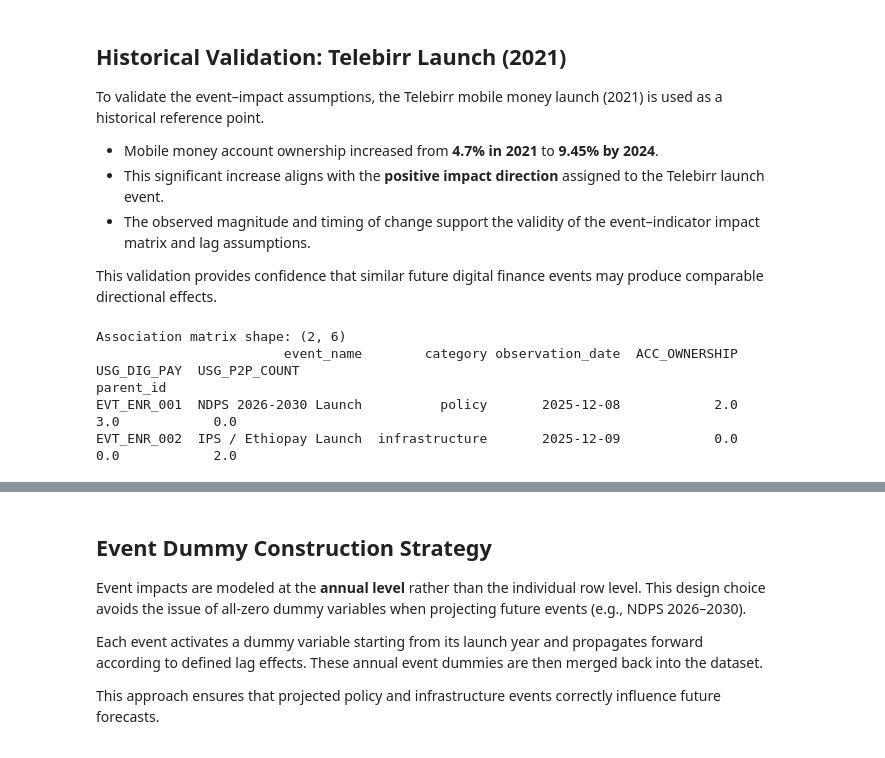
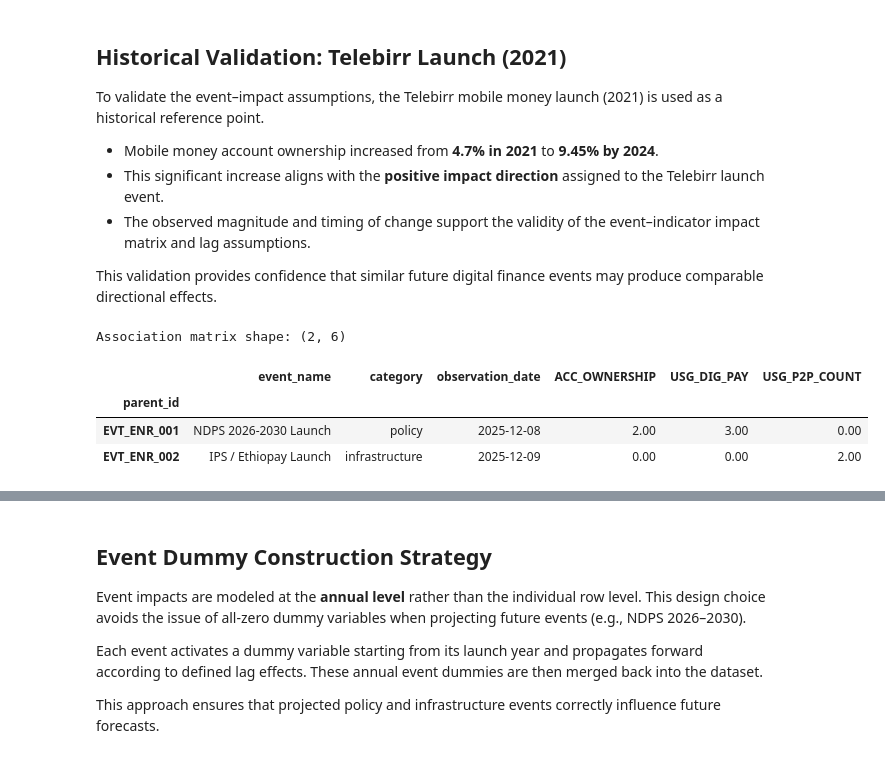
Before and after one commit to bekonad/ethiopia-financial-inclusion-forecast, a Jupyter notebook: notebooks/task3_impact_modeling.ipynb, the cells around one changed output, grey strips where cells are left out. Saved outputs shown, nothing was run; the diff lists cells and outputs as text; code cells hidden in the pictures.

```diff
--- a/notebooks/task3_impact_modeling.ipynb
+++ b/notebooks/task3_impact_modeling.ipynb
@@ -155,35 +153,34 @@ To validate the event–impact assumptions, the Telebirr mobile money launch
 This validation provides confidence that similar future digital finance
 events may produce comparable directional effects.
 # %%
-# =========================
-# Cell 6 – Build Association Matrix
-# =========================
+# Cell 5 – Build Association Matrix
 def build_association_matrix(impacts_df, events_df, value_col='impact_score'):
     matrix = impacts_df.pivot_table(
         index='parent_id',
         columns='related_indicator',
         values=value_col,
         aggfunc='max',
-        fill_value=0
+        fill_value=0.0
     )
 
-    event_info = events_df.set_index('record_id')[['indicator','category','observation_date']].rename(
-        columns={'indicator':'event_name'}
+    event_meta = events_df.set_index('record_id')[['category', 'observation_date', 'indicator']].rename(
+        columns={'indicator': 'event_name'}
     )
-    matrix = matrix.join(event_info, how='left')
+    matrix = matrix.join(event_meta, how='left')
 
-    cols = ['event_name','category','observation_date'] + [c for c in matrix.columns if c not in ['event_name','category','observation_date']]
-    matrix = matrix[cols]
+    meta_cols = ['event_name', 'category', 'observation_date']
+    matrix = matrix[meta_cols + [c for c in matrix.columns if c not in meta_cols]]
 
-    print("Association matrix shape:", matrix.shape)
+    print(f"Association matrix shape: {matrix.shape}")
     return matrix
 
-assoc_matrix = build_association_matrix(impacts, events)
-print(assoc_matrix.head(10).to_string())
+
+assoc_matrix = build_association_matrix(impacts_df, events_df)
+display(assoc_matrix.head(10))
 # %% [output]
 Association matrix shape: (2, 6)
-                        event_name        category observation_date  ACC_OWNERSHIP  USG_DIG_PAY  USG_P2P_COUNT
-parent_id
-EVT_ENR_001  NDPS 2026-2030 Launch          policy       2025-12-08            2.0          3.0            0.0
-EVT_ENR_002  IPS / Ethiopay Launch  infrastructure       2025-12-09            0.0          0.0            2.0
+|  | event_name | category | observation_date | ACC_OWNERSHIP | USG_DIG_PAY | USG_P2P_COUNT |
+| parent_id |  |  |  |  |  |  |
+| EVT_ENR_001 | NDPS 2026-2030 Launch | policy | 2025-12-08 | 2.00 | 3.00 | 0.00 |
+| EVT_ENR_002 | IPS / Ethiopay Launch | infrastructure | 2025-12-09 | 0.00 | 0.00 | 2.00 |
 # %%
```
Also changed, not shown: parts of 18 cells of this notebook, 2 other files.
